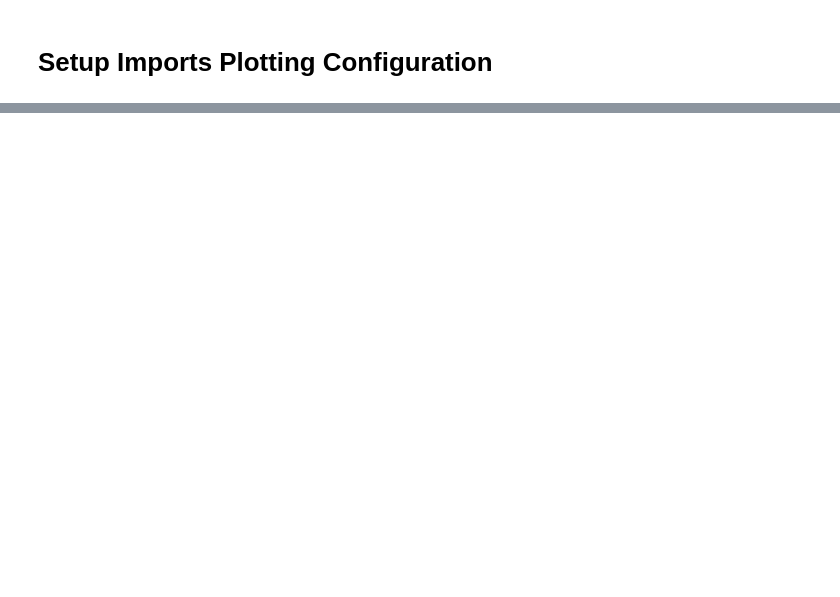
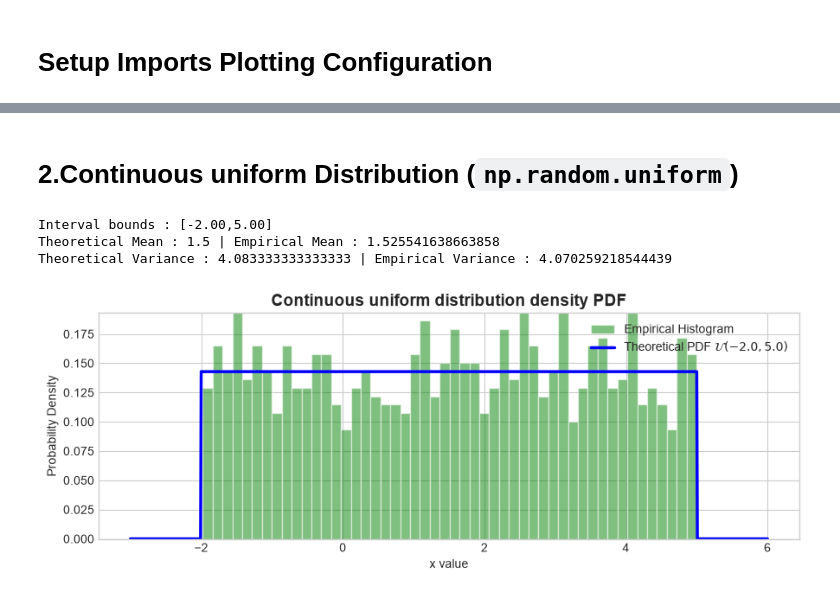
Before and after one commit to utsav1103/CDAC-AI, a Jupyter notebook: Data-analytics/day6/day6.ipynb, the cells around one changed output, grey strips where cells are left out. Saved outputs shown, nothing was run; the diff lists cells and outputs as text; code cells hidden in the pictures; blank space fills up the shorter version.

Commit message:
# 2.Continuous uniform Distribution (`np.random.uniform`)

```diff
--- a/Data-analytics/day6/day6.ipynb
+++ b/Data-analytics/day6/day6.ipynb
@@ -55,0 +56,37 @@ Sample Range : min = -4.529268233731238,max = 5.88935655965449
+# %% [markdown]
+# 2.Continuous uniform Distribution (`np.random.uniform`)
+# %%
+a,b = -2.0,5.0
+
+sample_uniform = np.random.uniform(a,b,1000)
+
+theoretical_mean = (a + b) / 2.0
+
+theoretical_var = ((b-a) ** 2) / 12.0
+
+print(f"Interval bounds : [{a:.2f},{b:.2f}]")
+print(f"Theoretical Mean : {theoretical_mean} | Empirical Mean : {np.mean(sample_uniform)}")
+print(f"Theoretical Variance : {theoretical_var} | Empirical Variance : {np.var(sample_uniform)}")
+
+plt.figure(figsize=(9,3.5))
+
+plt.hist(sample_uniform,bins=50,density=True,alpha=0.5,color='green',edgecolor='white',label='Empirical Histogram')
+
+x_axis = np.linspace(a-1.0,b+1.0,1000)
+pdf_uniform = stats.uniform.pdf(x_axis,loc=a,scale=b-a)
+
+plt.plot(x_axis,pdf_uniform,color='blue',linewidth=2.5, label=f'Theoretical PDF $\\mathcal{{U}}({a},{b})$')
+
+plt.title("Continuous uniform distribution density PDF",fontsize=14,fontweight='bold')
+
+plt.xlabel("x value")
+plt.ylabel('Probability Density')
+plt.ylim(0,1.0/(b-a) + 0.05)
+plt.legend(loc='upper right')
+plt.tight_layout()
+plt.show()
+# %% [output]
+Interval bounds : [-2.00,5.00]
+Theoretical Mean : 1.5 | Empirical Mean : 1.525541638663858
+Theoretical Variance : 4.083333333333333 | Empirical Variance : 4.070259218544439
+[figure, added]
```
Also changed, not shown: parts of 2 cells of this notebook.
